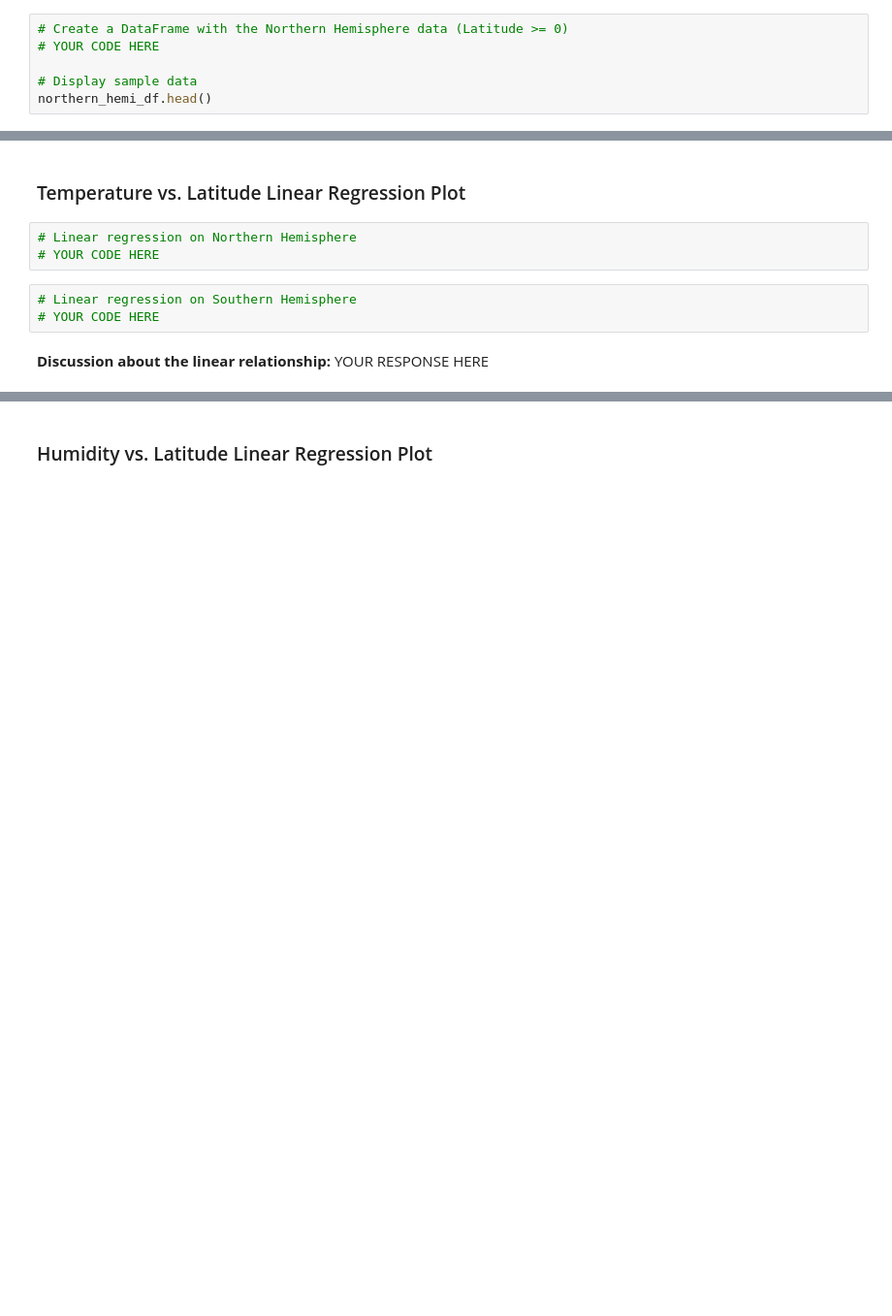
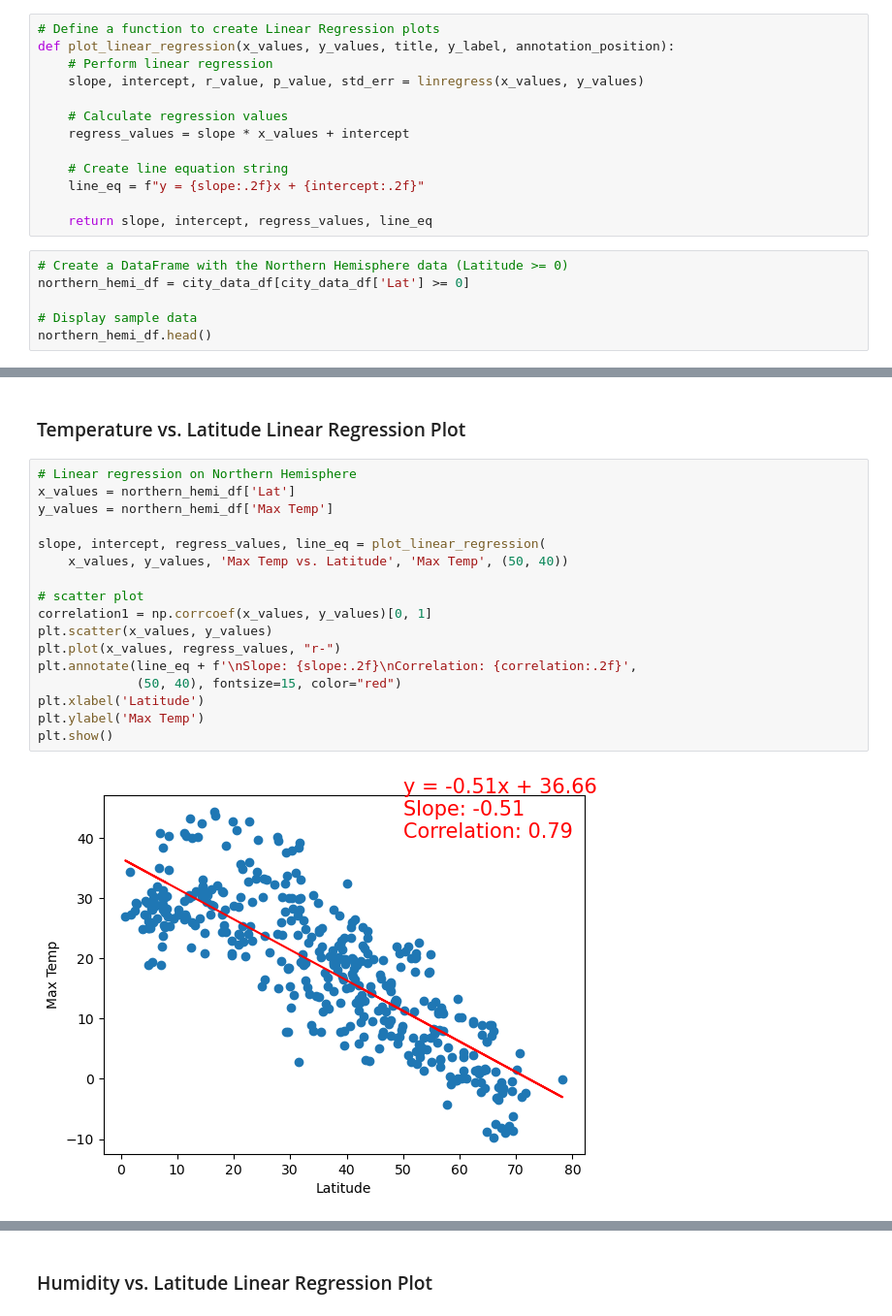
Before and after one commit to TylerWalje/python-api-challenge, a Jupyter notebook: WeatherPy/python_api_code/WeatherPy.ipynb, the cells around one changed output, grey strips where cells are left out. Shown at 97% size. Cells and saved outputs as stored; diff of their text form; blank space fills up the shorter version.

Commit message:
scatter plots with correlation for hemispheres

```diff
--- a/WeatherPy/python_api_code/WeatherPy.ipynb
+++ b/WeatherPy/python_api_code/WeatherPy.ipynb
@@ -274,6 +271,19 @@ plt.show()
+# %%
+# Define a function to create Linear Regression plots
+def plot_linear_regression(x_values, y_values, title, y_label, annotation_position):
+    # Perform linear regression
+    slope, intercept, r_value, p_value, std_err = linregress(x_values, y_values)
+
+    # Calculate regression values
+    regress_values = slope * x_values + intercept
+
+    # Create line equation string
+    line_eq = f"y = {slope:.2f}x + {intercept:.2f}"
+
+    return slope, intercept, regress_values, line_eq
 # %%
 # Create a DataFrame with the Northern Hemisphere data (Latitude >= 0)
-# YOUR CODE HERE
+northern_hemi_df = city_data_df[city_data_df['Lat'] >= 0]
 
 # Display sample data
 northern_hemi_df.head()
@@ -286,10 +312,21 @@ southern_hemi_df.head()
 # %% [markdown]
 ###  Temperature vs. Latitude Linear Regression Plot
-# %%
-# Linear regression on Northern Hemisphere
-# YOUR CODE HERE
-# %%
-# Linear regression on Southern Hemisphere
-# YOUR CODE HERE
-# %% [markdown]
-**Discussion about the linear relationship:** YOUR RESPONSE HERE
+# %%
+# Linear regression on Northern Hemisphere
+x_values = northern_hemi_df['Lat']
+y_values = northern_hemi_df['Max Temp']
+
+slope, intercept, regress_values, line_eq = plot_linear_regression(
+    x_values, y_values, 'Max Temp vs. Latitude', 'Max Temp', (50, 40))
+
+# scatter plot
+correlation1 = np.corrcoef(x_values, y_values)[0, 1]
+plt.scatter(x_values, y_values)
+plt.plot(x_values, regress_values, "r-")
+plt.annotate(line_eq + f'\nSlope: {slope:.2f}\nCorrelation: {correlation:.2f}',
+             (50, 40), fontsize=15, color="red")
+plt.xlabel('Latitude')
+plt.ylabel('Max Temp')
+plt.show()
+# %% [output]
+[figure, added]
```
Also changed, not shown: parts of 5 cells of this notebook.
